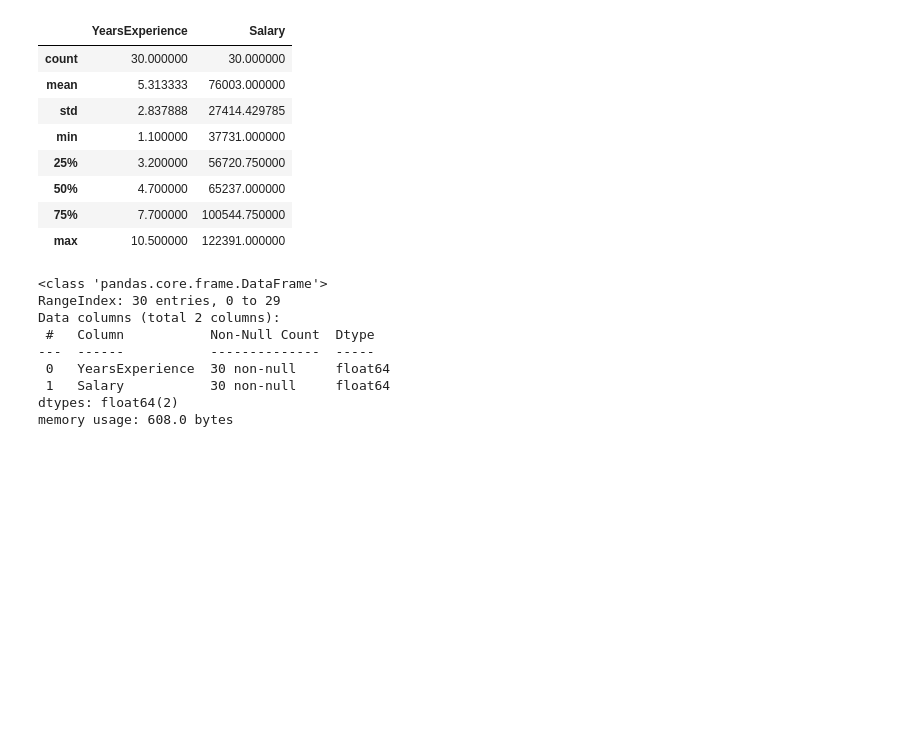
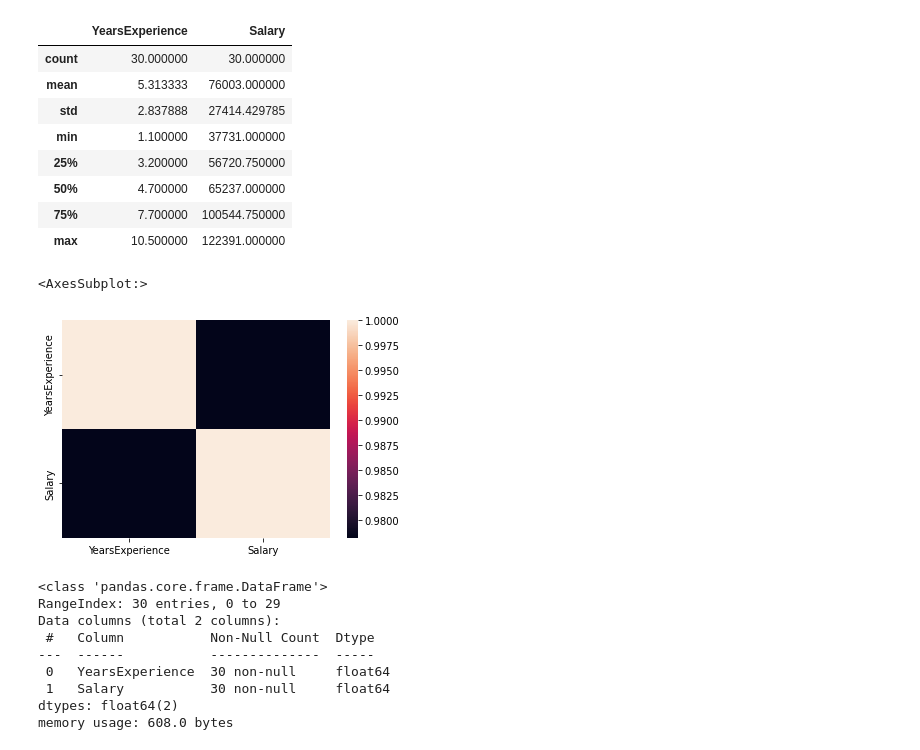
Before and after one commit to cnyakundi/machine-learning-001, a Jupyter notebook: Monday/part_2_exercise_2.ipynb, the cells around one changed output. Saved outputs shown, nothing was run; the diff lists cells and outputs as text; code cells hidden in the pictures; blank space fills up the shorter version.

```diff
--- a/Monday/part_2_exercise_2.ipynb
+++ b/Monday/part_2_exercise_2.ipynb
@@ -39,6 +39,11 @@ df.describe()
 | 50% | 4.700000 | 65237.000000 |
 | 75% | 7.700000 | 100544.750000 |
 | max | 10.500000 | 122391.000000 |
+# %%
+sns.heatmap(df.corr())
+# %% [output]
+<AxesSubplot:>
+[figure, added]
 # %%
 df.info()
 # %% [output]
```
Also changed, not shown: parts of 1 cell of this notebook, 4 other files.
